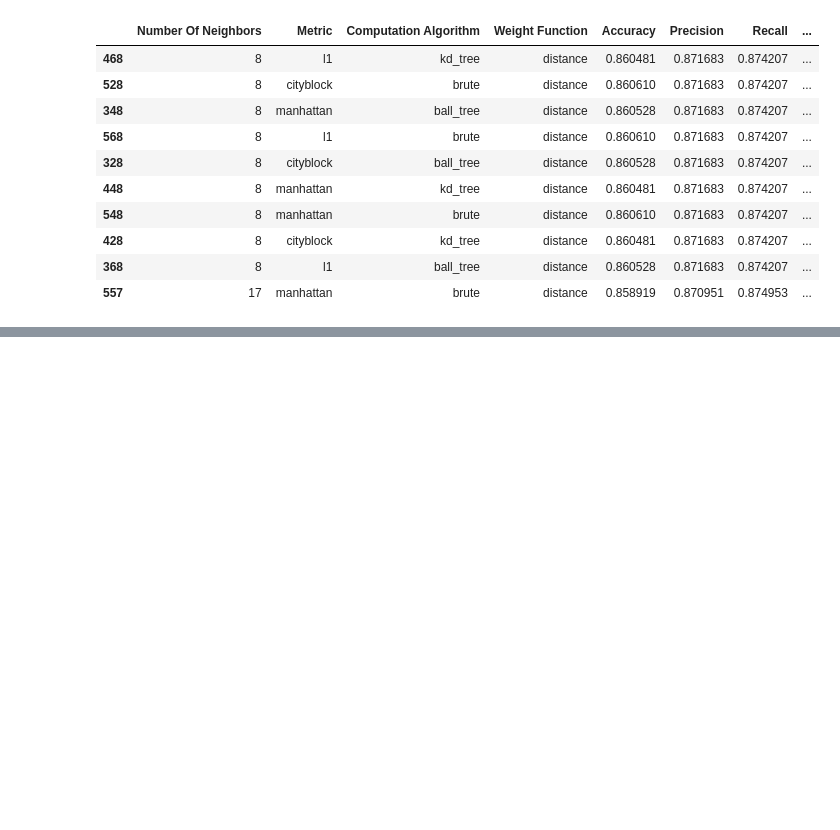
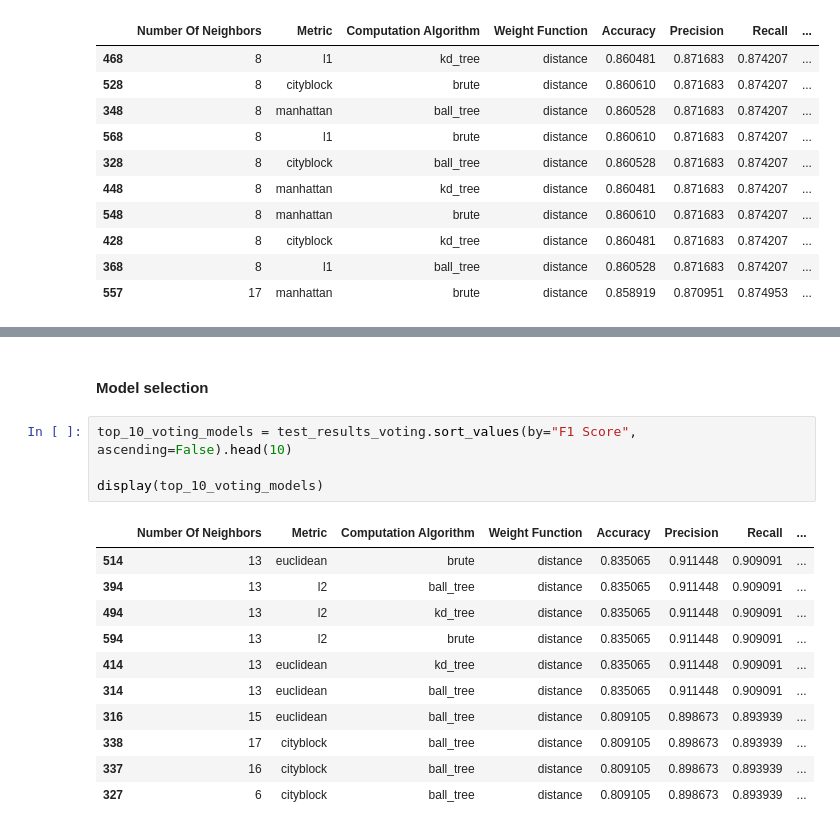
Before and after one commit to woerndle/ds-ml-project, a Jupyter notebook: notebooks/knn.ipynb, the cells around one changed output, grey strips where cells are left out. Saved outputs shown, nothing was run; the diff lists cells and outputs as text; blank space fills up the shorter version.

```diff
--- a/notebooks/knn.ipynb
+++ b/notebooks/knn.ipynb
@@ -293,0 +437,18 @@ display(top_10_traffic_models)
+# %% [markdown]
+#### Model selection
+# %%
+top_10_voting_models = test_results_voting.sort_values(by="F1 Score", ascending=False).head(10)
+
+display(top_10_voting_models)
+# %% [output]
+|  | Number Of Neighbors | Metric | Computation Algorithm | Weight Function | Accuracy | Precision | Recall | ... |
+| 514 | 13 | euclidean | brute | distance | 0.835065 | 0.911448 | 0.909091 | ... |
+| 394 | 13 | l2 | ball_tree | distance | 0.835065 | 0.911448 | 0.909091 | ... |
+| 494 | 13 | l2 | kd_tree | distance | 0.835065 | 0.911448 | 0.909091 | ... |
+| 594 | 13 | l2 | brute | distance | 0.835065 | 0.911448 | 0.909091 | ... |
+| 414 | 13 | euclidean | kd_tree | distance | 0.835065 | 0.911448 | 0.909091 | ... |
+| 314 | 13 | euclidean | ball_tree | distance | 0.835065 | 0.911448 | 0.909091 | ... |
+| 316 | 15 | euclidean | ball_tree | distance | 0.809105 | 0.898673 | 0.893939 | ... |
+| 338 | 17 | cityblock | ball_tree | distance | 0.809105 | 0.898673 | 0.893939 | ... |
+| 337 | 16 | cityblock | ball_tree | distance | 0.809105 | 0.898673 | 0.893939 | ... |
+| 327 | 6 | cityblock | ball_tree | distance | 0.809105 | 0.898673 | 0.893939 | ... |
```
Also changed, not shown: parts of 20 cells of this notebook.
